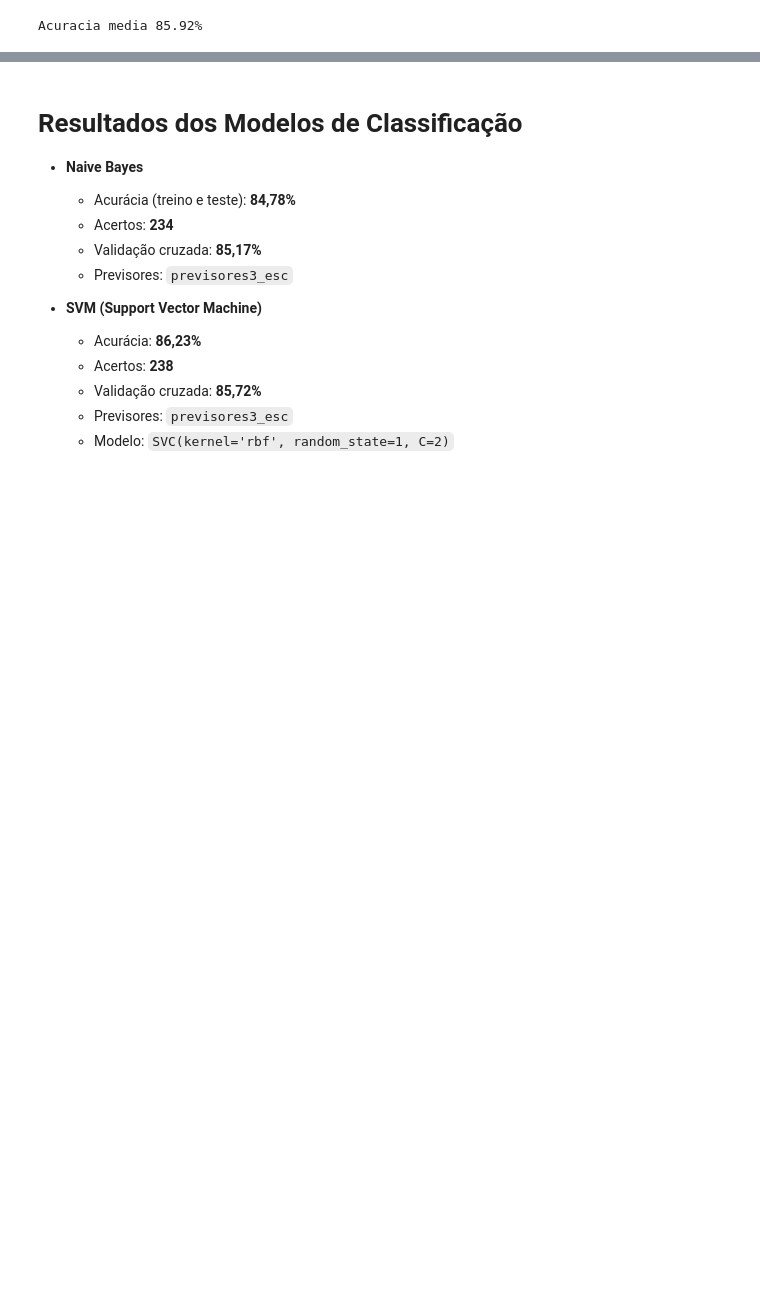
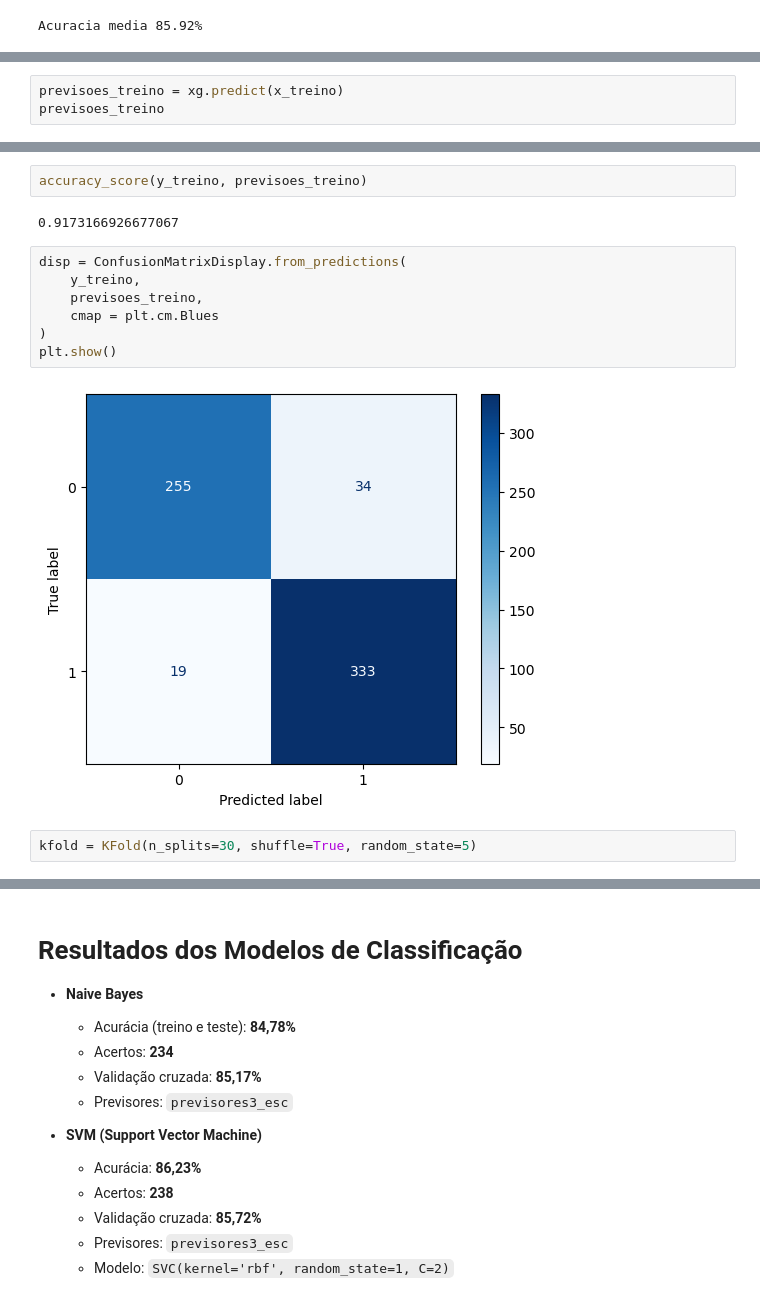
Before and after one commit to Rodriggo-Marcelino/Aprendizado_Supervisionado_Classifica-o, a Jupyter notebook: MachileLearningHeart.ipynb, the cells around one changed output, grey strips where cells are left out. Saved outputs shown, nothing was run; the diff lists cells and outputs as text; blank space fills up the shorter version.

```diff
--- a/MachileLearningHeart.ipynb
+++ b/MachileLearningHeart.ipynb
@@ -1812,0 +1874,3 @@ Acuracia media 85.92%
+# %%
+previsoes_treino = xg.predict(x_treino)
+previsoes_treino
@@ -1812,0 +1895,15 @@ Acuracia media 85.92%
+# %%
+accuracy_score(y_treino, previsoes_treino)
+# %% [output]
+0.9173166926677067
+# %%
+disp = ConfusionMatrixDisplay.from_predictions(
+    y_treino,
+    previsoes_treino,
+    cmap = plt.cm.Blues
+)
+plt.show()
+# %% [output]
+[figure, added]
+# %%
+kfold = KFold(n_splits=30, shuffle=True, random_state=5)
```
Also changed, not shown: parts of 10 cells of this notebook, 1 other file.
